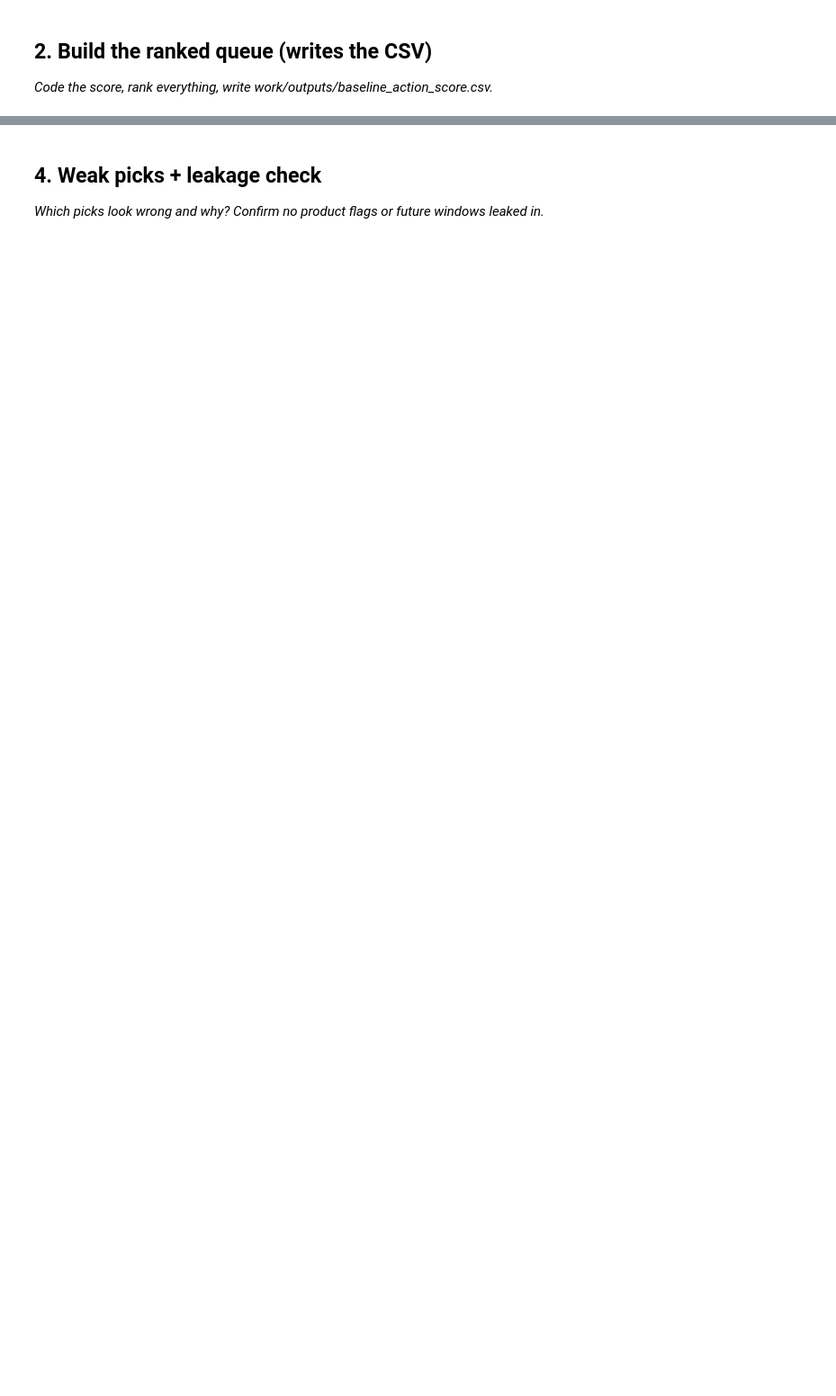
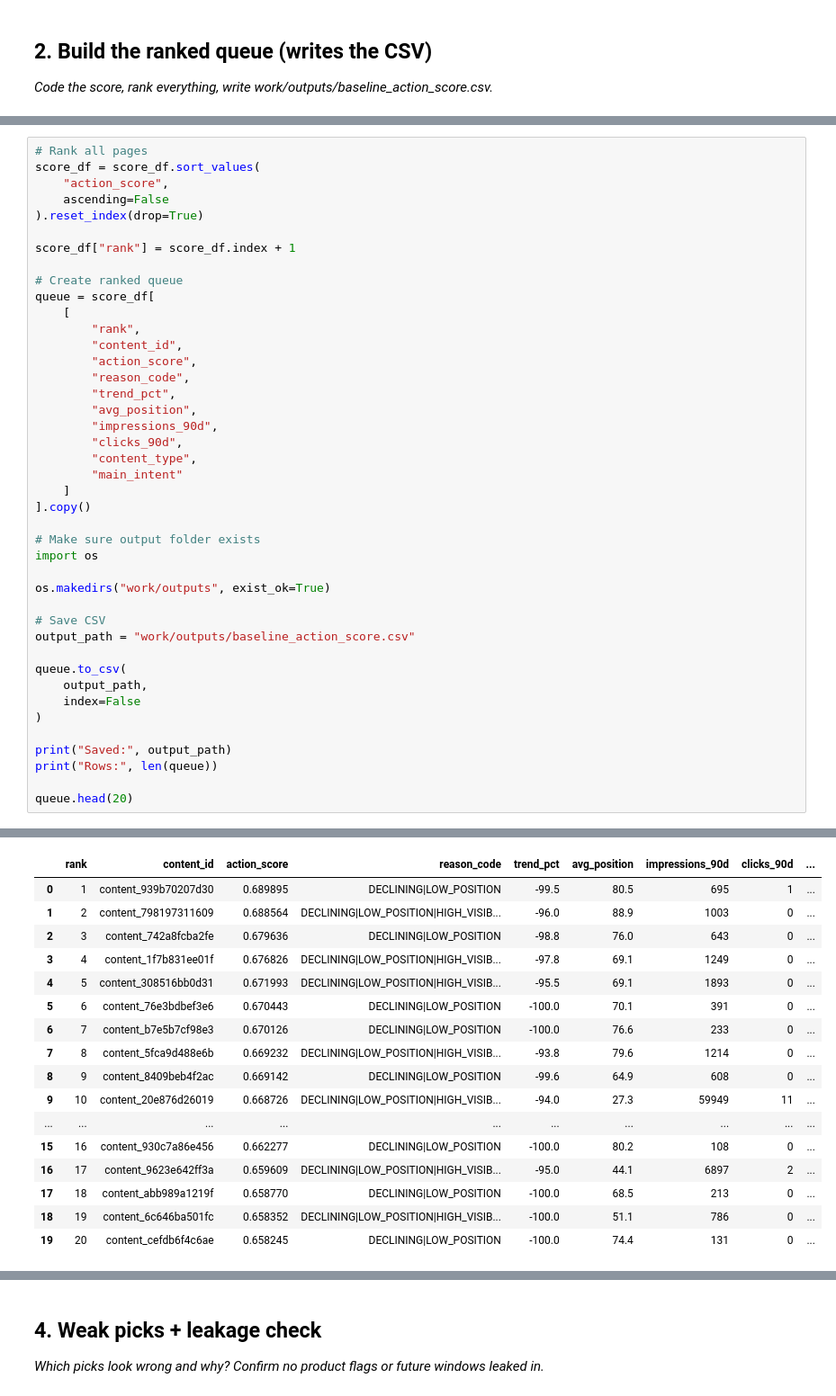
Before and after one commit to aditi-avni/ML-FlyRank, a Jupyter notebook: work/notebooks/w04_baseline_score.ipynb, the cells around one changed output, grey strips where cells are left out. Shown at 90% size. Cells and saved outputs as stored; diff of their text form; blank space fills up the shorter version.

```diff
--- a/work/notebooks/w04_baseline_score.ipynb
+++ b/work/notebooks/w04_baseline_score.ipynb
@@ -29,0 +105,43 @@ This skeleton is yours to fill. Work the sections **in order** — each one has
+# %%
+# Rank all pages
+score_df = score_df.sort_values(
+    "action_score",
+    ascending=False
+).reset_index(drop=True)
+
+score_df["rank"] = score_df.index + 1
+
+# Create ranked queue
+queue = score_df[
+    [
+        "rank",
+        "content_id",
+        "action_score",
+        "reason_code",
+        "trend_pct",
+        "avg_position",
+        "impressions_90d",
+        "clicks_90d",
+        "content_type",
+        "main_intent"
+    ]
+].copy()
+
+# Make sure output folder exists
+import os
+
+os.makedirs("work/outputs", exist_ok=True)
+
+# Save CSV
+output_path = "work/outputs/baseline_action_score.csv"
+
+queue.to_csv(
+    output_path,
+    index=False
+)
+
+print("Saved:", output_path)
+print("Rows:", len(queue))
+
+queue.head(20)
+# %% [output]
@@ -29,0 +150,17 @@ This skeleton is yours to fill. Work the sections **in order** — each one has
+|  | rank | content_id | action_score | reason_code | trend_pct | avg_position | impressions_90d | clicks_90d | ... |
+| 0 | 1 | content_939b70207d30 | 0.689895 | DECLINING|LOW_POSITION | -99.5 | 80.5 | 695 | 1 | ... |
+| 1 | 2 | content_798197311609 | 0.688564 | DECLINING|LOW_POSITION|HIGH_VISIB... | -96.0 | 88.9 | 1003 | 0 | ... |
+| 2 | 3 | content_742a8fcba2fe | 0.679636 | DECLINING|LOW_POSITION | -98.8 | 76.0 | 643 | 0 | ... |
+| 3 | 4 | content_1f7b831ee01f | 0.676826 | DECLINING|LOW_POSITION|HIGH_VISIB... | -97.8 | 69.1 | 1249 | 0 | ... |
+| 4 | 5 | content_308516bb0d31 | 0.671993 | DECLINING|LOW_POSITION|HIGH_VISIB... | -95.5 | 69.1 | 1893 | 0 | ... |
+| 5 | 6 | content_76e3bdbef3e6 | 0.670443 | DECLINING|LOW_POSITION | -100.0 | 70.1 | 391 | 0 | ... |
+| 6 | 7 | content_b7e5b7cf98e3 | 0.670126 | DECLINING|LOW_POSITION | -100.0 | 76.6 | 233 | 0 | ... |
+| 7 | 8 | content_5fca9d488e6b | 0.669232 | DECLINING|LOW_POSITION|HIGH_VISIB... | -93.8 | 79.6 | 1214 | 0 | ... |
+| 8 | 9 | content_8409beb4f2ac | 0.669142 | DECLINING|LOW_POSITION | -99.6 | 64.9 | 608 | 0 | ... |
+| 9 | 10 | content_20e876d26019 | 0.668726 | DECLINING|LOW_POSITION|HIGH_VISIB... | -94.0 | 27.3 | 59949 | 11 | ... |
+| ... | ... | ... | ... | ... | ... | ... | ... | ... | ... |
+| 15 | 16 | content_930c7a86e456 | 0.662277 | DECLINING|LOW_POSITION | -100.0 | 80.2 | 108 | 0 | ... |
+| 16 | 17 | content_9623e642ff3a | 0.659609 | DECLINING|LOW_POSITION|HIGH_VISIB... | -95.0 | 44.1 | 6897 | 2 | ... |
+| 17 | 18 | content_abb989a1219f | 0.658770 | DECLINING|LOW_POSITION | -100.0 | 68.5 | 213 | 0 | ... |
+| 18 | 19 | content_6c646ba501fc | 0.658352 | DECLINING|LOW_POSITION|HIGH_VISIB... | -100.0 | 51.1 | 786 | 0 | ... |
+| 19 | 20 | content_cefdb6f4c6ae | 0.658245 | DECLINING|LOW_POSITION | -100.0 | 74.4 | 131 | 0 | ... |
```
Also changed, not shown: parts of 12 cells of this notebook.
